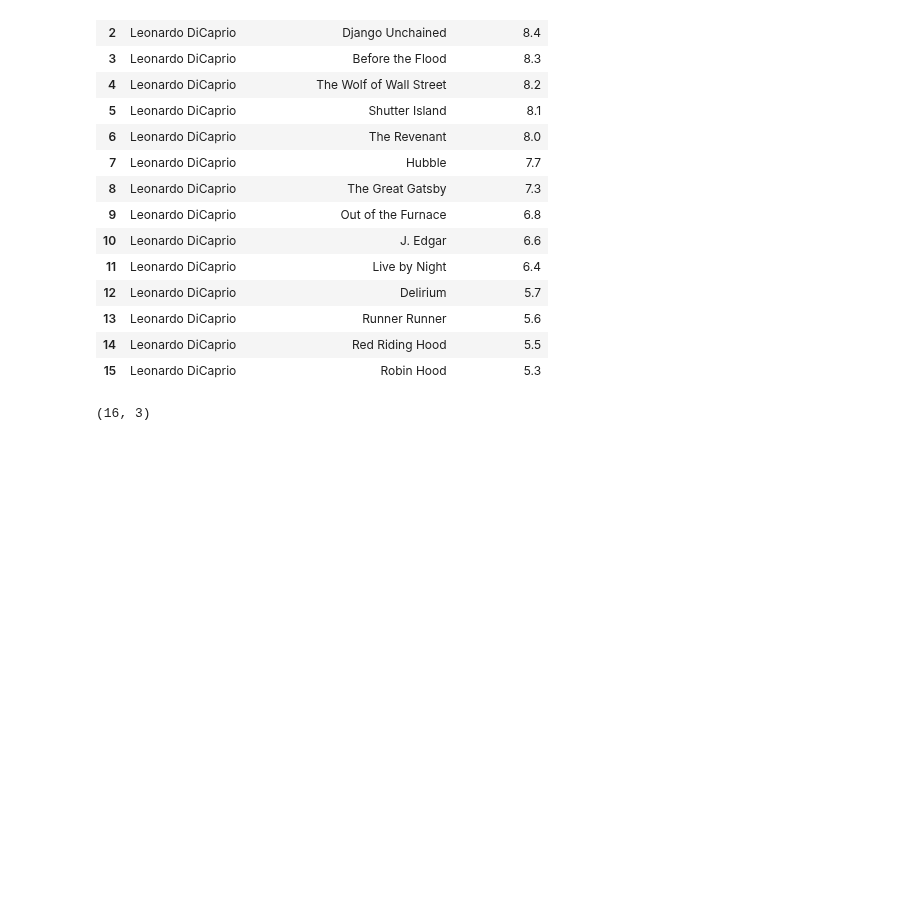
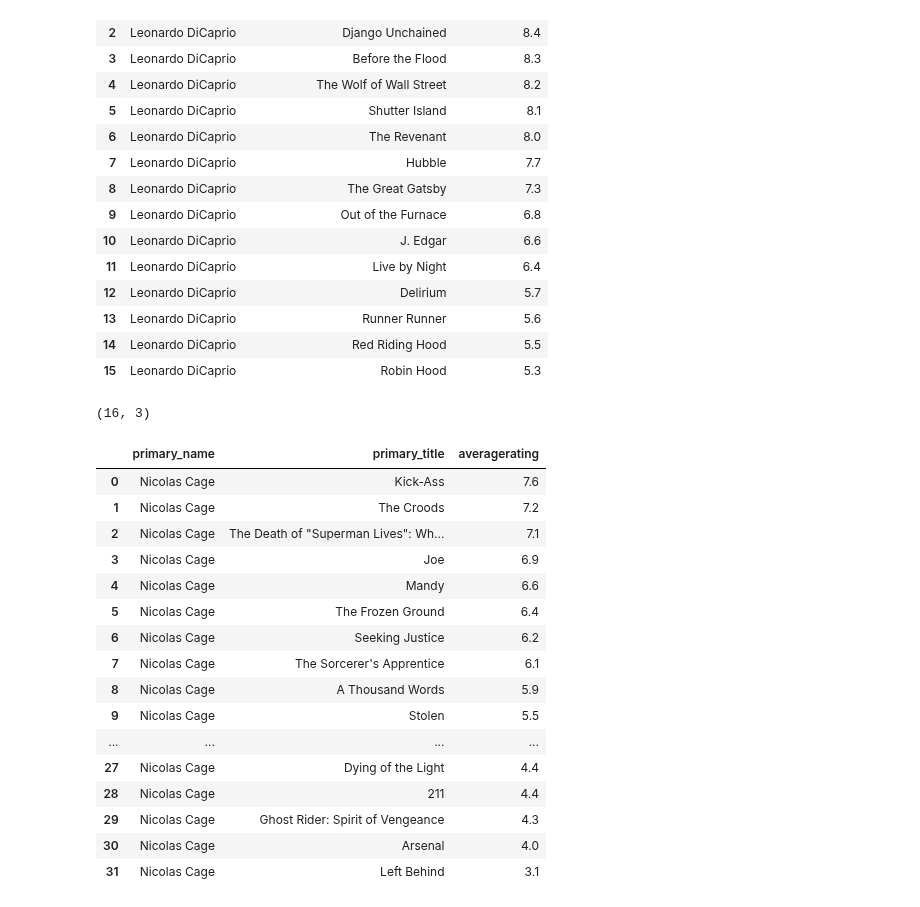
Before and after one commit to omunozsanchezdeloitte/Capstone---LPod-3, a Jupyter notebook: index.ipynb, the cells around one changed output. Cells and saved outputs as stored; diff of their text form; code cells hidden in the pictures; blank space fills up the shorter version.

```diff
--- a/index.ipynb
+++ b/index.ipynb
@@ -144,3 +136,33 @@ df4
 df4.shape
 # %% [output]
 (16, 3)
+# %%
+df4 = pd.read_sql("""
+SELECT p.primary_name, mb.primary_title, mr.averagerating
+FROM persons p join principals pr on
+    p.person_id = pr.person_id
+    join movie_basics mb
+    on pr.movie_id = mb.movie_id
+    join movie_ratings mr on mb.movie_id=mr.movie_id
+WHERE mr.numvotes > 3400 and primary_name = 'Nicolas Cage'
+ORDER BY averagerating desc; """, conn)
+# %%
+df4
+# %% [output]
+|  | primary_name | primary_title | averagerating |
+| 0 | Nicolas Cage | Kick-Ass | 7.6 |
+| 1 | Nicolas Cage | The Croods | 7.2 |
+| 2 | Nicolas Cage | The Death of "Superman Lives": Wh... | 7.1 |
+| 3 | Nicolas Cage | Joe | 6.9 |
+| 4 | Nicolas Cage | Mandy | 6.6 |
+| 5 | Nicolas Cage | The Frozen Ground | 6.4 |
+| 6 | Nicolas Cage | Seeking Justice | 6.2 |
+| 7 | Nicolas Cage | The Sorcerer's Apprentice | 6.1 |
+| 8 | Nicolas Cage | A Thousand Words | 5.9 |
+| 9 | Nicolas Cage | Stolen | 5.5 |
+| ... | ... | ... | ... |
+| 27 | Nicolas Cage | Dying of the Light | 4.4 |
+| 28 | Nicolas Cage | 211 | 4.4 |
+| 29 | Nicolas Cage | Ghost Rider: Spirit of Vengeance | 4.3 |
+| 30 | Nicolas Cage | Arsenal | 4.0 |
+| 31 | Nicolas Cage | Left Behind | 3.1 |
```
Also changed, not shown: parts of 13 cells of this notebook, 1 other file.
